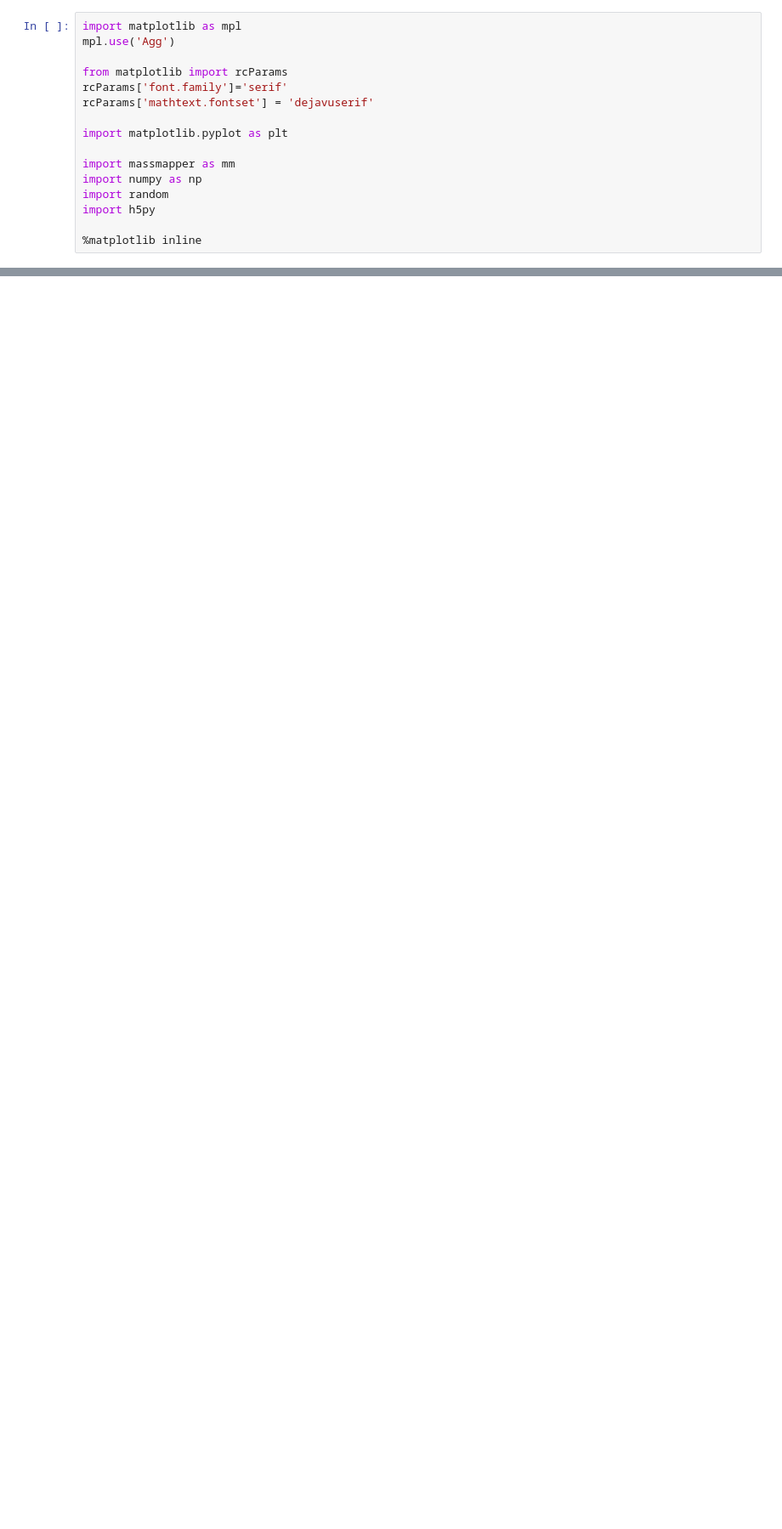
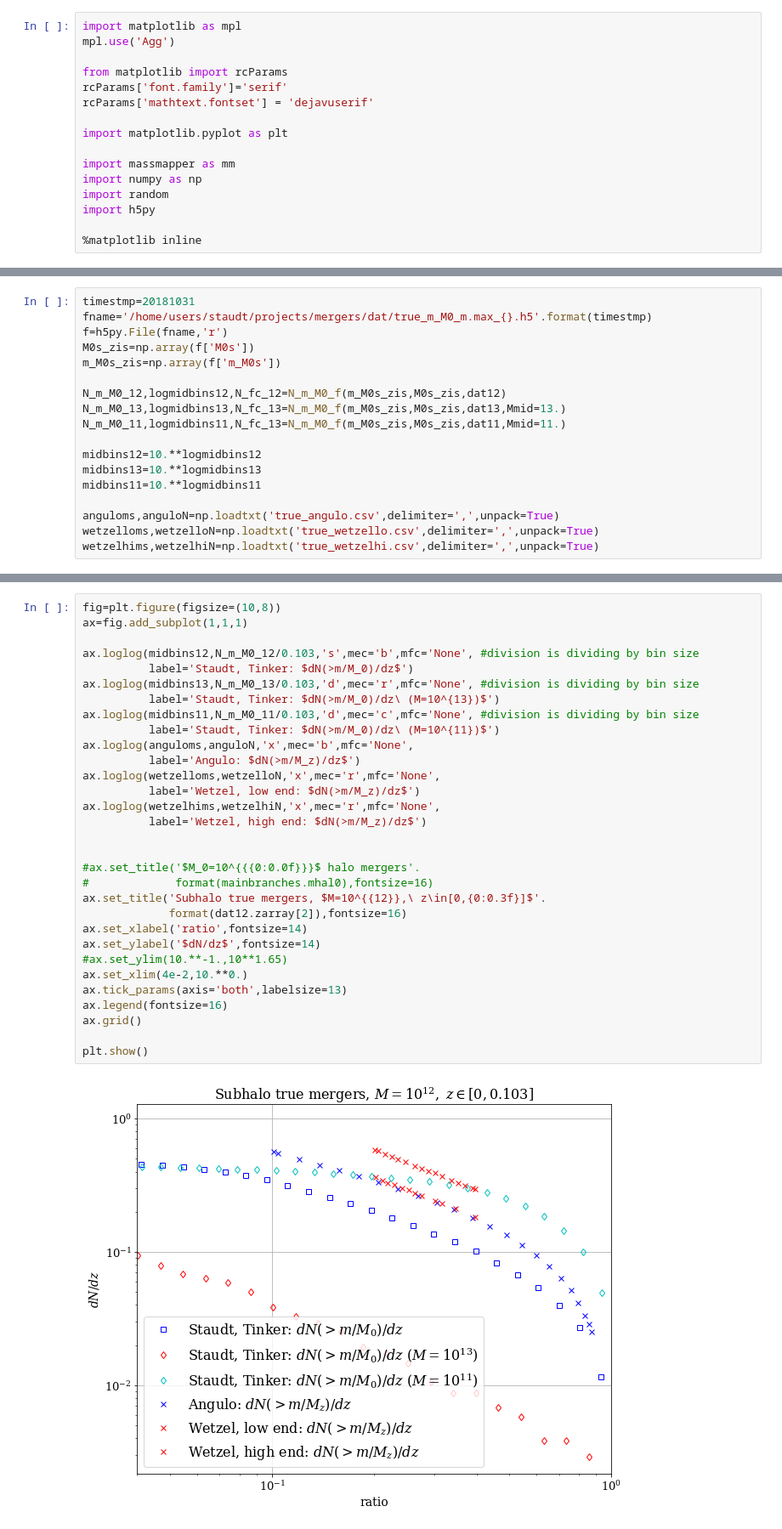
Before and after one commit to patricks1/mergers, a Jupyter notebook: testing_tracker.ipynb, the cells around one changed output, grey strips where cells are left out. Shown: that part at 85% size. Cells and saved outputs as stored; diff of their text form; blank space fills up the shorter version.

```diff
--- a/testing_tracker.ipynb
+++ b/testing_tracker.ipynb
@@ -50,0 +134,18 @@ N_gmratio(fname)
+# %%
+timestmp=20181031
+fname='/home/users/staudt/projects/mergers/dat/true_m_M0_m.max_{}.h5'.format(timestmp)
+f=h5py.File(fname,'r')
+M0s_zis=np.array(f['M0s'])
+m_M0s_zis=np.array(f['m_M0s'])
+
+N_m_M0_12,logmidbins12,N_fc_12=N_m_M0_f(m_M0s_zis,M0s_zis,dat12)
+N_m_M0_13,logmidbins13,N_fc_13=N_m_M0_f(m_M0s_zis,M0s_zis,dat13,Mmid=13.)
+N_m_M0_11,logmidbins11,N_fc_13=N_m_M0_f(m_M0s_zis,M0s_zis,dat11,Mmid=11.)
+
+midbins12=10.**logmidbins12
+midbins13=10.**logmidbins13
+midbins11=10.**logmidbins11
+
+anguloms,anguloN=np.loadtxt('true_angulo.csv',delimiter=',',unpack=True)
+wetzelloms,wetzelloN=np.loadtxt('true_wetzello.csv',delimiter=',',unpack=True)
+wetzelhims,wetzelhiN=np.loadtxt('true_wetzelhi.csv',delimiter=',',unpack=True)
@@ -50,0 +156,33 @@ N_gmratio(fname)
+# %%
+fig=plt.figure(figsize=(10,8))
+ax=fig.add_subplot(1,1,1)
+
+ax.loglog(midbins12,N_m_M0_12/0.103,'s',mec='b',mfc='None', #division is dividing by bin size
+          label='Staudt, Tinker: $dN(>m/M_0)/dz$')
+ax.loglog(midbins13,N_m_M0_13/0.103,'d',mec='r',mfc='None', #division is dividing by bin size
+          label='Staudt, Tinker: $dN(>m/M_0)/dz\ (M=10^{13})$')
+ax.loglog(midbins11,N_m_M0_11/0.103,'d',mec='c',mfc='None', #division is dividing by bin size
+          label='Staudt, Tinker: $dN(>m/M_0)/dz\ (M=10^{11})$')
+ax.loglog(anguloms,anguloN,'x',mec='b',mfc='None',
+          label='Angulo: $dN(>m/M_z)/dz$')
+ax.loglog(wetzelloms,wetzelloN,'x',mec='r',mfc='None',
+          label='Wetzel, low end: $dN(>m/M_z)/dz$')
+ax.loglog(wetzelhims,wetzelhiN,'x',mec='r',mfc='None',
+          label='Wetzel, high end: $dN(>m/M_z)/dz$')
+
+
+#ax.set_title('$M_0=10^{{{0:0.0f}}}$ halo mergers'.
+#             format(mainbranches.mhal0),fontsize=16)
+ax.set_title('Subhalo true mergers, $M=10^{{12}},\ z\in[0,{0:0.3f}]$'.
+             format(dat12.zarray[2]),fontsize=16)
+ax.set_xlabel('ratio',fontsize=14)
+ax.set_ylabel('$dN/dz$',fontsize=14)
+#ax.set_ylim(10.**-1.,10**1.65)
+ax.set_xlim(4e-2,10.**0.)
+ax.tick_params(axis='both',labelsize=13)
+ax.legend(fontsize=16)
+ax.grid()
+
+plt.show()
+# %% [output]
+[figure, added]
```
Also changed, not shown: parts of 8 cells of this notebook, 2 other files.
